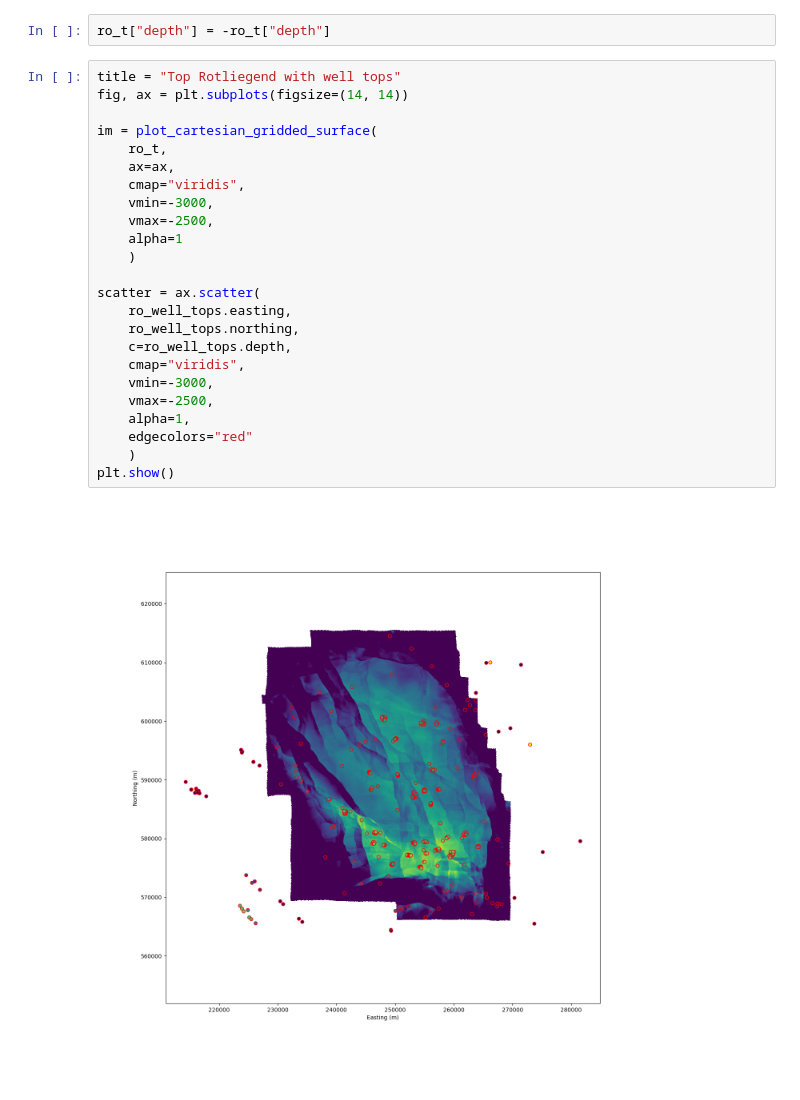
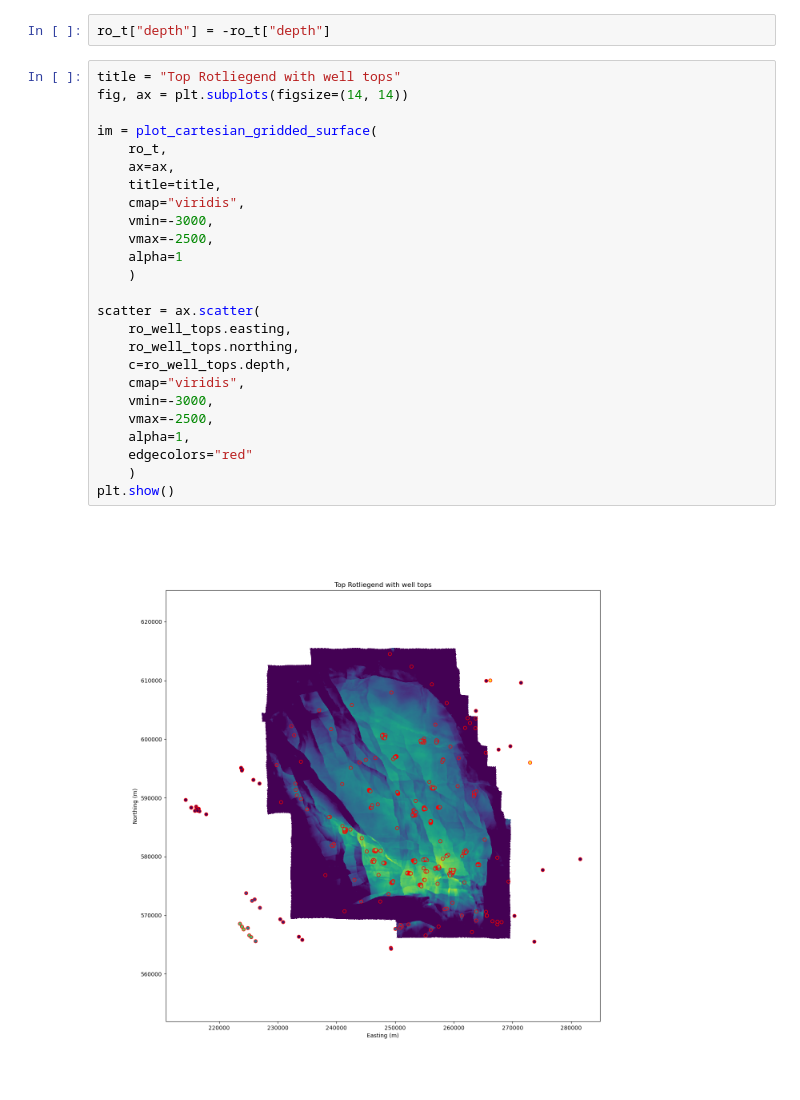
Before and after one commit to RafaelPinto/gsh-py-gp, a Jupyter notebook: notebooks/2.0-rp-well-tops-eda.ipynb, the cells around one changed output. Saved outputs shown, nothing was run; the diff lists cells and outputs as text.

Commit message:
Fix: Add title to plot

```diff
--- a/notebooks/2.0-rp-well-tops-eda.ipynb
+++ b/notebooks/2.0-rp-well-tops-eda.ipynb
@@ -55,26 +55,27 @@ ro_t["depth"] = -ro_t["depth"]
 # %%
 title = "Top Rotliegend with well tops"
 fig, ax = plt.subplots(figsize=(14, 14))
 
 im = plot_cartesian_gridded_surface(
     ro_t,
     ax=ax,
+    title=title,
     cmap="viridis",
     vmin=-3000,
     vmax=-2500,
     alpha=1
     )
 
 scatter = ax.scatter(
     ro_well_tops.easting,
     ro_well_tops.northing,
     c=ro_well_tops.depth,
     cmap="viridis",
     vmin=-3000,
     vmax=-2500,
     alpha=1,
     edgecolors="red"
     )
 plt.show()
 # %% [output]
-[figure, old version]
+[figure, new version]
```
